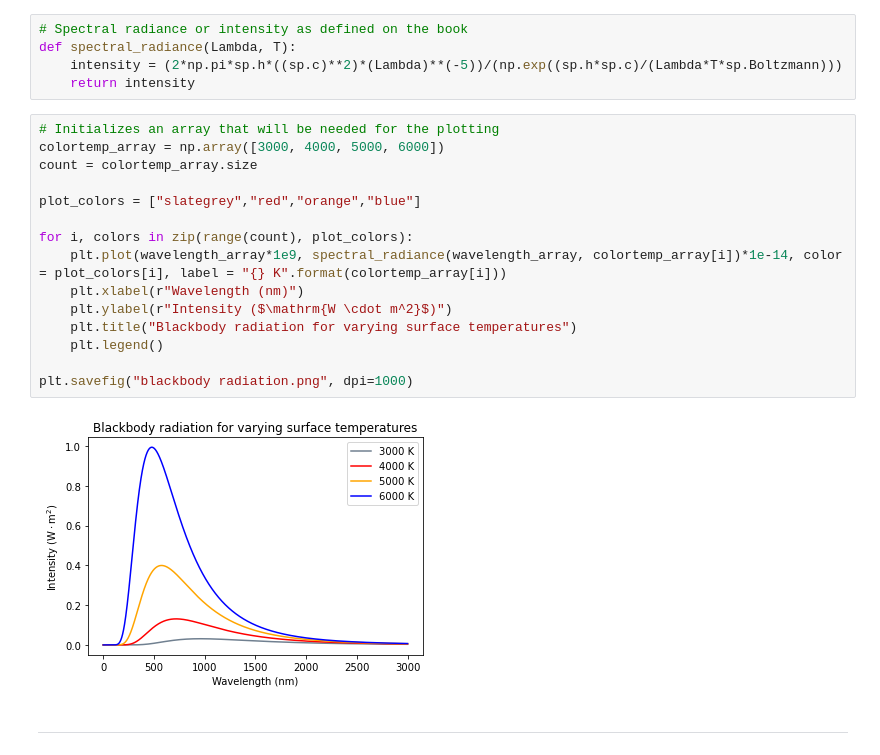
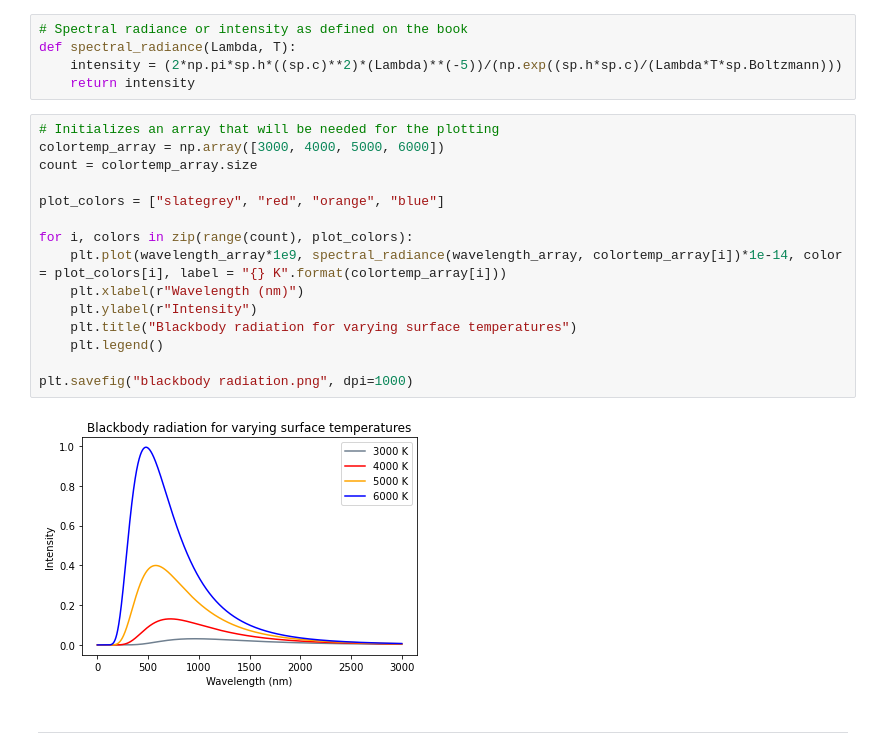
Before and after one commit to npcrmns/App-Physics-155, a Jupyter notebook: [2] Solutions of Linear and Nonlinear Equations/Lab Quiz 6.ipynb, the cells around one changed output. Saved outputs shown, nothing was run; the diff lists cells and outputs as text.

```diff
--- a/[2] Solutions of Linear and Nonlinear Equations/Lab Quiz 6.ipynb
+++ b/[2] Solutions of Linear and Nonlinear Equations/Lab Quiz 6.ipynb
@@ -104,20 +104,20 @@ def spectral_radiance(Lambda, T):
 # %%
 # Initializes an array that will be needed for the plotting
 colortemp_array = np.array([3000, 4000, 5000, 6000])
 count = colortemp_array.size
 
-plot_colors = ["slategrey","red","orange","blue"]
+plot_colors = ["slategrey", "red", "orange", "blue"]
 
 for i, colors in zip(range(count), plot_colors):
     plt.plot(wavelength_array*1e9, spectral_radiance(wavelength_array, colortemp_array[i])*1e-14, color = plot_colors[i], label = "{} K".format(colortemp_array[i]))
     plt.xlabel(r"Wavelength (nm)")
-    plt.ylabel(r"Intensity ($\mathrm{W \cdot m^2}$)")
+    plt.ylabel(r"Intensity")
     plt.title("Blackbody radiation for varying surface temperatures")
     plt.legend()
 
 plt.savefig("blackbody radiation.png", dpi=1000)
 # %% [output]
-[figure, old version]
+[figure, new version]
 # %% [markdown]
 ***
 # %% [markdown]
```
Also changed, not shown: parts of 5 cells of this notebook.
